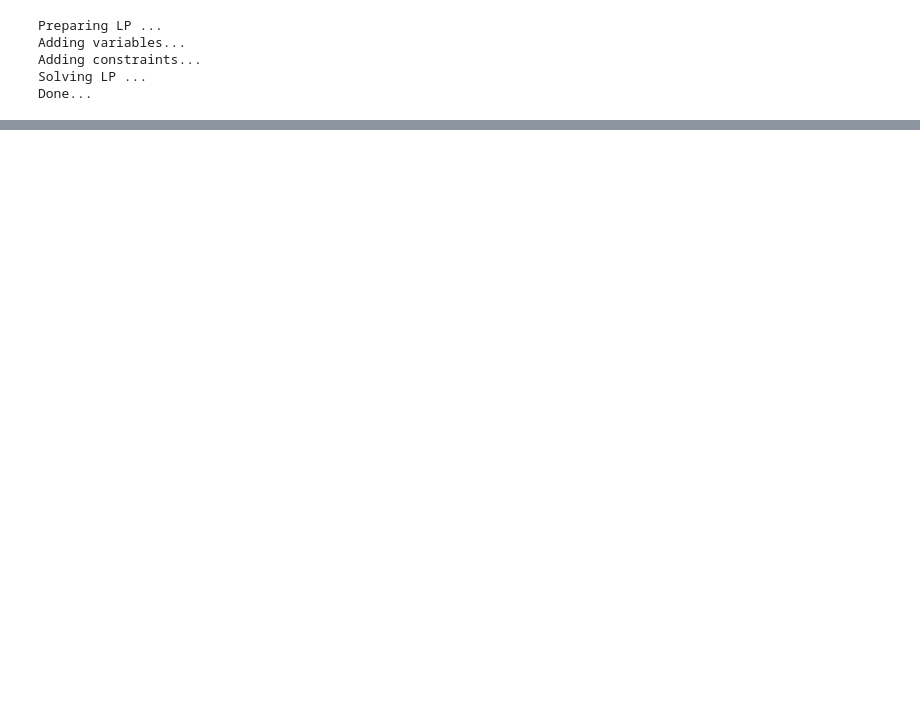
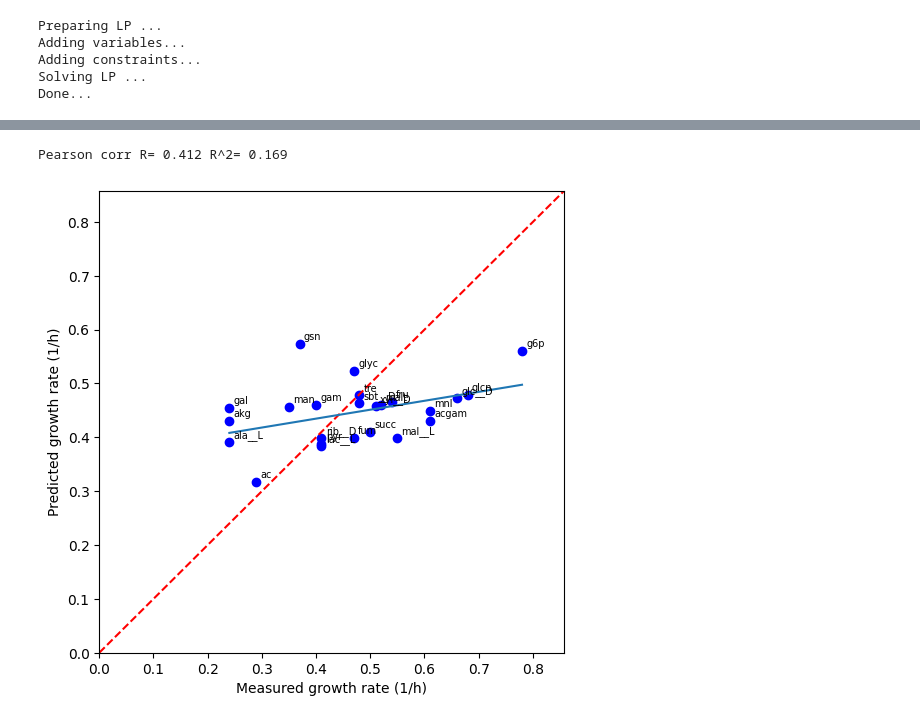
Before and after one commit to abdoudesouki/ccFBApy, a Jupyter notebook: test_moment.ipynb, the cells around one changed output, grey strips where cells are left out. Saved outputs shown, nothing was run; the diff lists cells and outputs as text; code cells hidden in the pictures; blank space fills up the shorter version.

Commit message:
ccFBA_mat + Test +simulate_Ecoli

```diff
--- a/test_moment.ipynb
+++ b/test_moment.ipynb
@@ -11,8 +9,8 @@ import cobra
 modelorg = cobra.io.read_sbml_model('models\\iAF1260.xml')
 # %%
 import pandas as pd
-mw=pd.read_csv(r"data\ec_mw.csv")
-kcat=pd.read_csv(r"data\ec_kcat.csv")
+mw=pd.read_csv(r"data\ecoli_mw.csv")
+kcat=pd.read_csv(r"data\ecoli_kcat.csv")
 
 Res=cfba.cfba_moment(modelorg,kcat,MW=mw,verboseMode=1,RHS=0.27,medval=3600*22.6)
 print("Done...")
@@ -46,14 +44,16 @@ modelR=modelorg.copy()
 C_mr=0.27
 allRes=[]
 bmv=[]
+uptake=[]   # actual uptake of the carbon source (mmol/gDW/h) = -flux of its exchange reaction
 for cs in range(24):
 #for cs in [1]:
     print(CSList[cs])
     model=modelR.copy()
     model.reactions.get_by_id(CSList[cs]).lower_bound=-1000.0
-    Res=cfba.cfba_moment(model,kcat,MW=mw,verboseMode=3,RHS=0.27,medval=3600*22.6)
+    Res=cfba.cfba_moment(model,kcat,MW=mw,verboseMode=1,RHS=0.27,medval=3600*22.6)
     bmv.append(Res['obj'])
-    print(Res['obj'],Res['status'])
+    uptake.append(-Res['rxnFlx'][CSList[cs]])
+    print(Res['obj'],Res['status'],'uptake:',uptake[-1])
     del model
     del Res
 # %% [output]
@@ -91,0 +115,8 @@ print(corr)
+# %%
+# Scatter plot: measured vs predicted growth rate (red dashed: y=x, blue: linear fit)
+import genFuns
+genFuns.scatterPlot(msrd,bmv,xlbl='Measured growth rate (1/h)',ylbl='Predicted growth rate (1/h)',
+                    labels=[cs[3:-2] for cs in CSList])
+# %% [output]
+Pearson corr R= 0.412 R^2= 0.169
+[figure, added]
```
Also changed, not shown: parts of 9 cells of this notebook, 26 other files.
